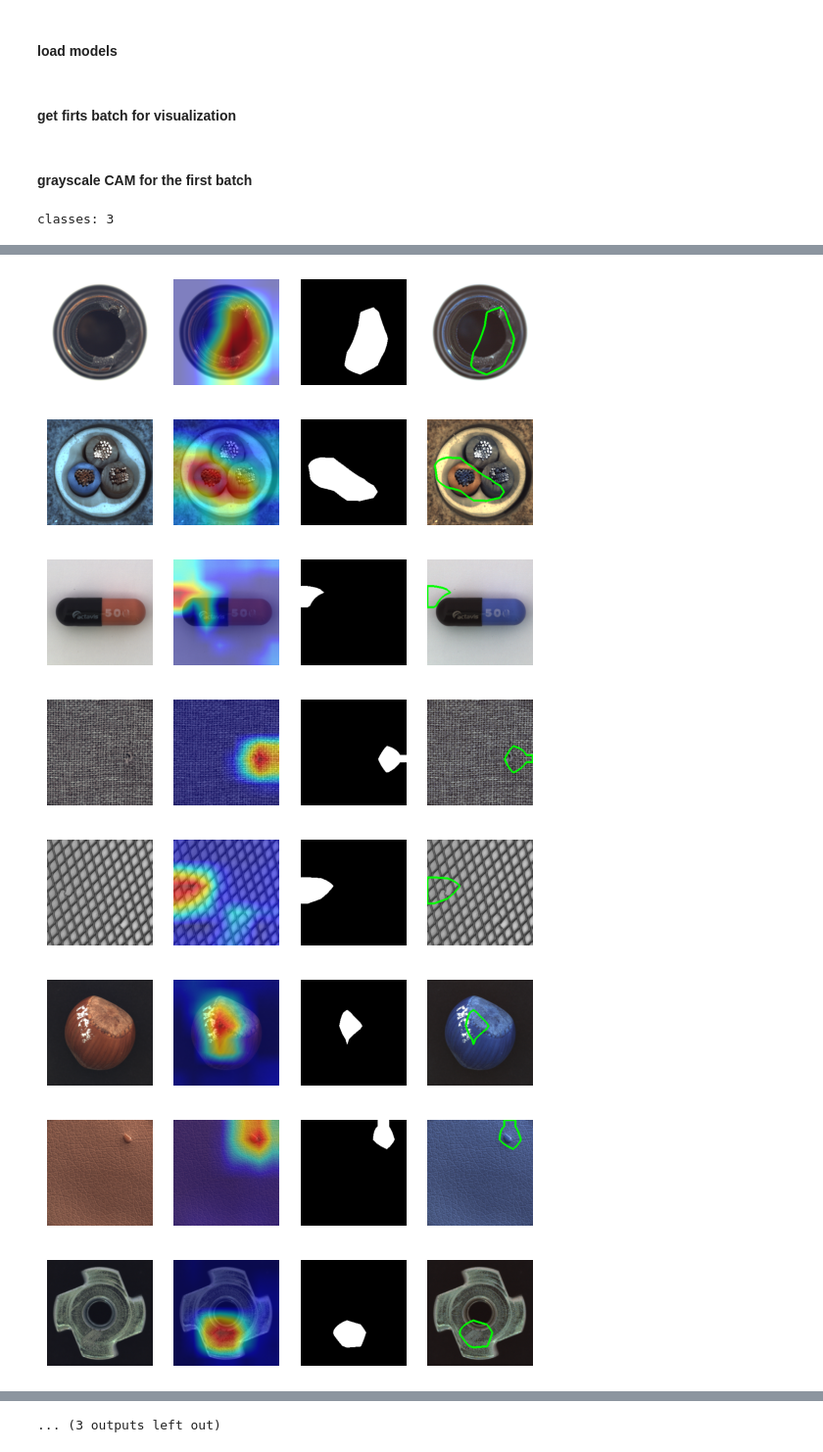
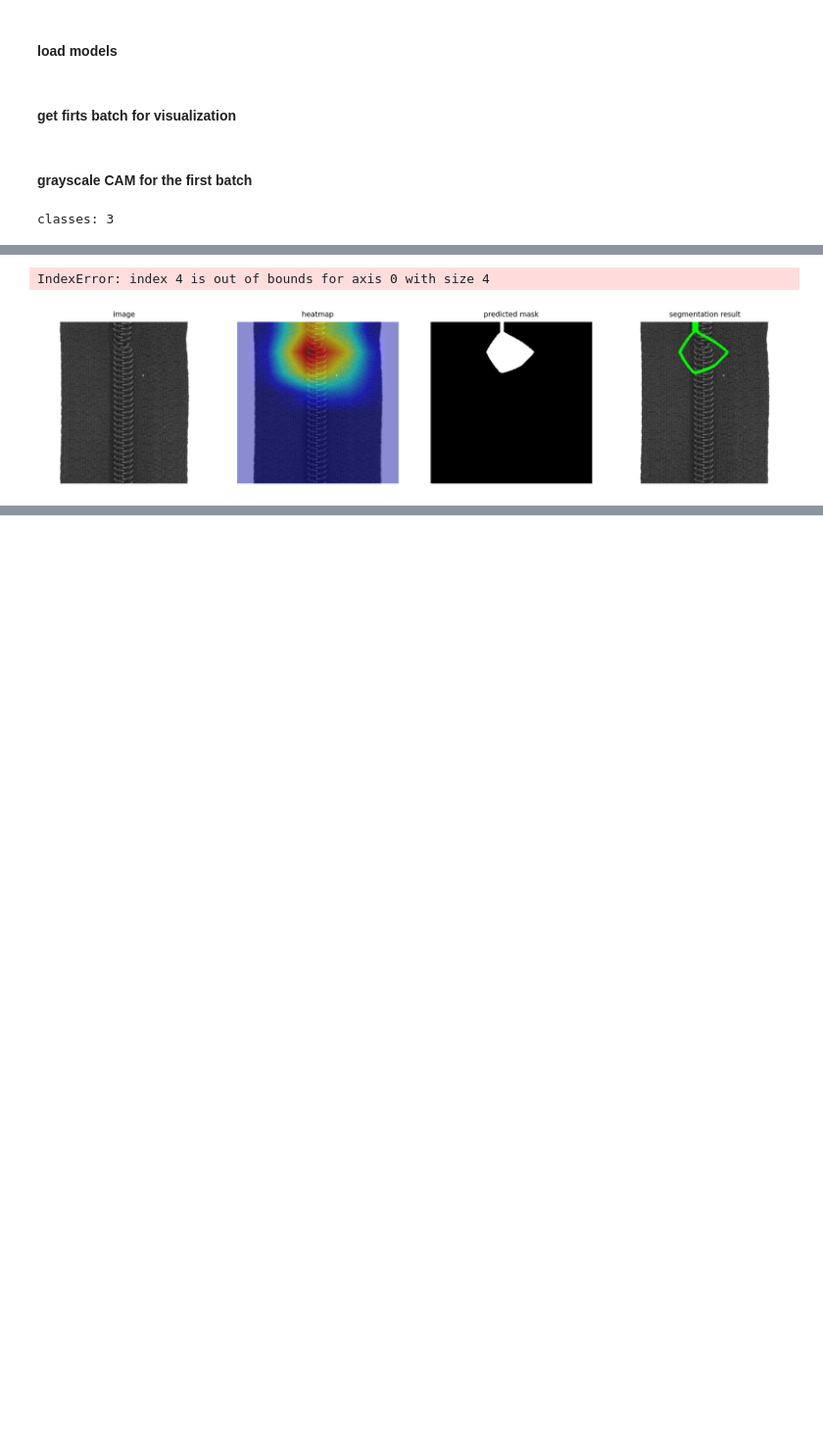
Before and after one commit to EmbeddedAndMore/ADSelfSupervised, a Jupyter notebook: grad_cam.ipynb, the cells around one changed output, grey strips where cells are left out. Shown at 98% size. Drawn from its saved outputs; the diff is of its cells as text; code cells hidden in the pictures; blank space fills up the shorter version.

```diff
--- a/grad_cam.ipynb
+++ b/grad_cam.ipynb
@@ -100,23 +100,38 @@ def create_visualization(grayscale_cams, labels, vis_data_eval, vis_input_tensor
 
     defect_img_path = str(vis_data_eval.image_names[defect_idx])
     print(f"defect_img_path: {defect_img_path}")
-    actual_img = cv2.resize(cv2.imread(defect_img_path), (256,256))
+    actual_img = cv2.cvtColor(cv2.resize(cv2.imread(defect_img_path), (256,256)), cv2.COLOR_RGB2BGR)
     # # binary_cam.astype(np.uint8)
     contours, hierarchy = cv2.findContours(binary_cam, cv2.RETR_TREE, cv2.CHAIN_APPROX_SIMPLE)
     segmented_defect = cv2.drawContours(actual_img, contours, -1, (0,255,0), 3)
 
-    return actual_img_norm, defect_cam_heatmap, binary_cam, segmented_defect
+
+    ground_truth_mask_path = defect_img_path.replace("test", "ground_truth").replace(".png", "_mask.png")
+    ground_truth_mask = cv2.cvtColor(cv2.resize(cv2.imread(ground_truth_mask_path), (256,256)), cv2.COLOR_RGB2BGR)
+    return actual_img_norm, defect_cam_heatmap, binary_cam, segmented_defect,ground_truth_mask
 # %%
-actual_img_norm, defect_cam_heatmap, binary_cam, segmented_defect = create_visualization(grayscale_cams, it_labels, vis_data_eval, vis_input_tensor)
+plt.rcParams["figure.figsize"] = (15,10)
+plt.rcParams['figure.dpi'] = 300
 
-fig, axes = plt.subplots(1,4)
+actual_img_norm, defect_cam_heatmap, binary_cam, segmented_defect,ground_truth_mask = create_visualization(grayscale_cams, it_labels, vis_data_eval, vis_input_tensor)
+fontdict={'fontsize':8}
+fig, axes = plt.subplots(1,5)
+fig.set_dpi(300)
 axes[0].imshow(actual_img_norm)
 axes[0].axis("off")
+axes[0].set_title("image", fontdict=fontdict)
 axes[1].imshow(defect_cam_heatmap)
 axes[1].axis("off")
+axes[1].set_title("heatmap", fontdict=fontdict)
 axes[2].imshow(binary_cam, cmap='gray')
 axes[2].axis("off")
+axes[2].set_title("predicted mask", fontdict=fontdict)
 axes[3].imshow(segmented_defect)
 axes[3].axis("off")
+axes[3].set_title("segmentation result", fontdict=fontdict)
+
+axes[4].imshow(ground_truth_mask)
+axes[4].axis("off")
+axes[4].set_title("ground truth mask", fontdict=fontdict)
 # %% [output]
 defect_img_path: Data/zipper/test/squeezed_teeth/004.png
@@ -137,8 +155,8 @@ for category in  categories:
     # You can also pass aug_smooth=True and eigen_smooth=True, to apply smoothing.
     grayscale_cams = cam(input_tensor=input_tensor, targets=None)
 
-    actual_img_norm, defect_cam_heatmap, binary_cam, segmented_defect = create_visualization(grayscale_cams, it_labels, vis_data_eval, vis_input_tensor)
-    visualizations.append([actual_img_norm, defect_cam_heatmap, binary_cam, segmented_defect])
+    actual_img_norm, defect_cam_heatmap, binary_cam, segmented_defect,ground_truth_mask = create_visualization(grayscale_cams, it_labels, vis_data_eval, vis_input_tensor)
+    visualizations.append([actual_img_norm, defect_cam_heatmap, binary_cam, segmented_defect,ground_truth_mask])
 
     del model
     del cam
@@ -165,20 +183,22 @@ defect_img_path: Data/zipper/test/squeezed_teeth/004.png
 # %%
 for vis_group in visualizations:
     fig, axes = plt.subplots(1,4)
-    axes[0].imshow(vis_group[0])
+    fig.set_dpi(300)
+    axes[0].imshow(actual_img_norm)
     axes[0].axis("off")
-    axes[1].imshow(vis_group[1])
+    axes[0].set_title("image", fontdict=fontdict)
+    axes[1].imshow(defect_cam_heatmap)
     axes[1].axis("off")
-    axes[2].imshow(vis_group[2], cmap='gray')
+    axes[1].set_title("heatmap", fontdict=fontdict)
+    axes[2].imshow(binary_cam, cmap='gray')
     axes[2].axis("off")
-    axes[3].imshow(vis_group[3])
+    axes[2].set_title("predicted mask", fontdict=fontdict)
+    axes[3].imshow(segmented_defect)
     axes[3].axis("off")
+    axes[3].set_title("segmentation result", fontdict=fontdict)
+    axes[4].imshow(ground_truth_mask)
+    axes[4].axis("off")
+    axes[4].set_title("ground truth mask", fontdict=fontdict)
 # %% [output]
+IndexError: index 4 is out of bounds for axis 0 with size 4
-[figure, old version]
+[figure, new version]
-[figure, removed]
-[figure, removed]
-[figure, removed]
-[figure, removed]
-[figure, removed]
-[figure, removed]
-[figure, removed]
@@ -189 +204,0 @@ for vis_group in visualizations:
-... (3 outputs left out)
```
Also changed, not shown: parts of 4 cells of this notebook, 8 other files.
